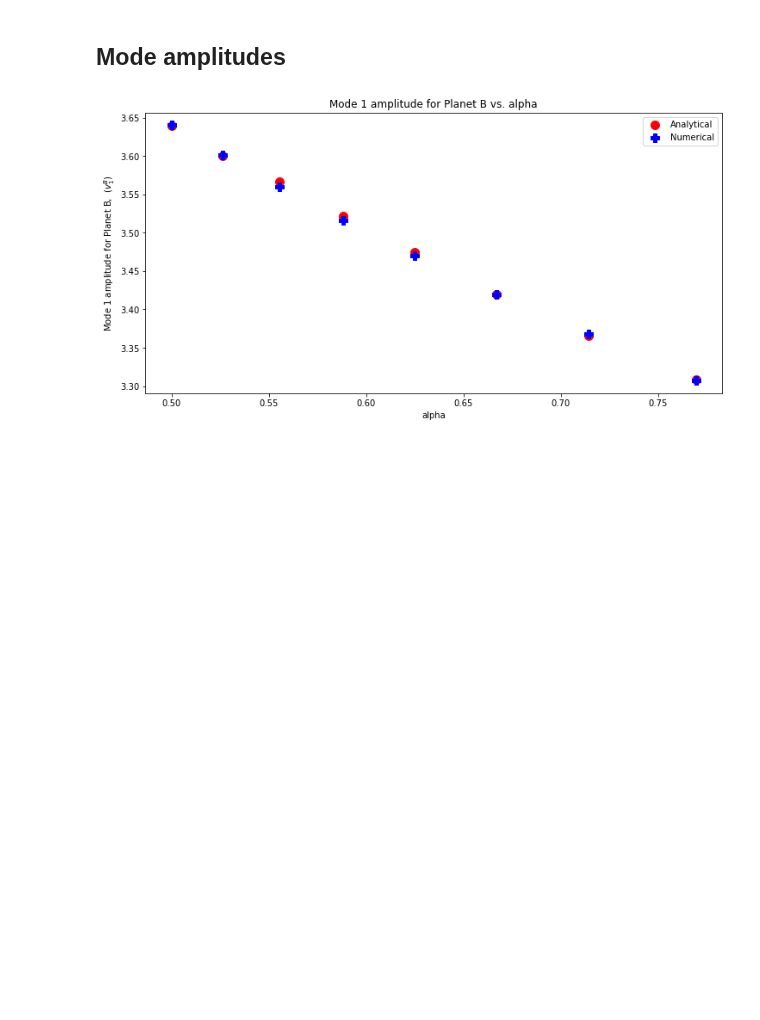
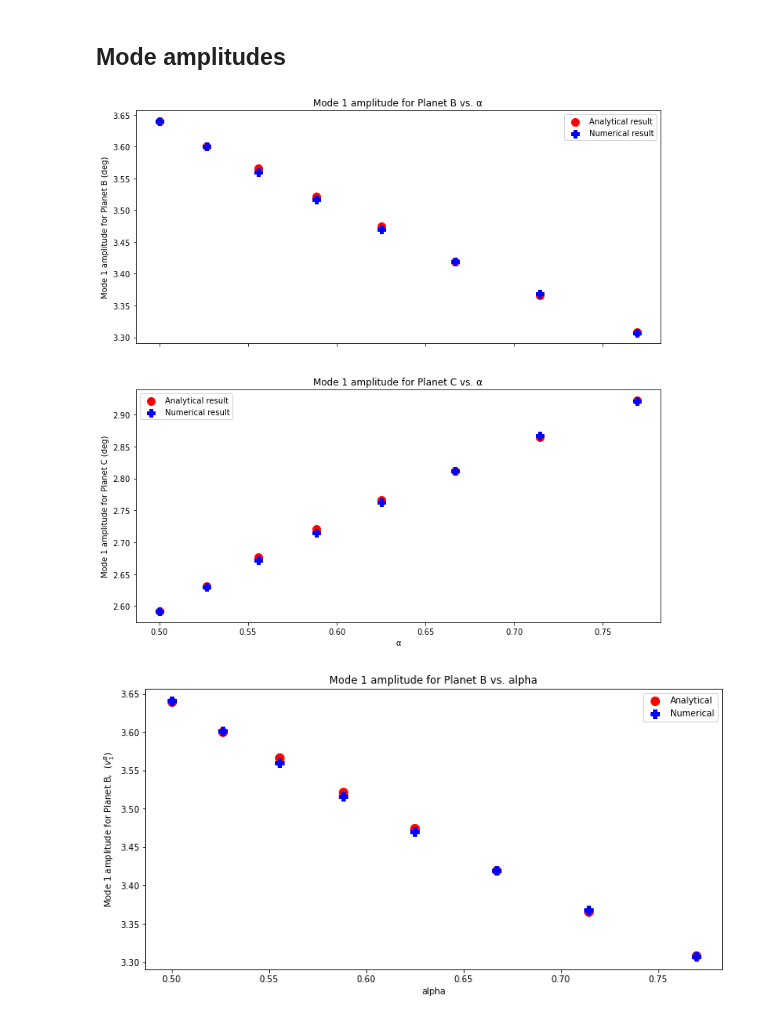
Before and after one commit to Jupiter1994/inc-dynamics, a Jupyter notebook: two_planet/mode_freqs_and_amps.ipynb, the cells around one changed output. Saved outputs shown, nothing was run; the diff lists cells and outputs as text; code cells hidden in the pictures; blank space fills up the shorter version.

```diff
--- a/two_planet/mode_freqs_and_amps.ipynb
+++ b/two_planet/mode_freqs_and_amps.ipynb
@@ -55,5 +58,32 @@ plt.show()
 # %% [markdown]
 ## Mode amplitudes
+# %%
+fig, (ax1, ax2) = plt.subplots(2, 1, sharex=True, figsize=(12,12))
+fig.patch.set_facecolor('white')
+
+## Mode 1 amplitude for Planet B
+ax1.scatter(alphas, v1_B_an, s=100, color='red', marker='o', label='Analytical result')
+ax1.scatter(alphas, v1_B_num, s=100, color='blue', marker='P', label='Numerical result')
+
+#ax1.set_xlabel('α')
+ax1.set_ylabel('Mode 1 amplitude for Planet B (deg)')
+ax1.set_title('Mode 1 amplitude for Planet B vs. α')
+ax1.legend()
+
+## Mode 1 amplitude for Planet C
+ax2.scatter(alphas, v1_C_an, s=100, color='red', marker='o', label='Analytical result')
+ax2.scatter(alphas, v1_C_num, s=100, color='blue', marker='P', label='Numerical result')
+
+ax2.set_xlabel('α')
+ax2.set_ylabel('Mode 1 amplitude for Planet C (deg)')
+ax2.set_title('Mode 1 amplitude for Planet C vs. α')
+ax2.legend()
+
+fig_path = "Figures/2p_mode_amps.png"
+plt.savefig(fig_path, bbox_inches='tight')
+plt.show()
+# %% [output]
+[figure, added]
 # %%
 plt.figure(figsize=(12,6))
 
```
Also changed, not shown: parts of 1 cell of this notebook, 9 other files.
